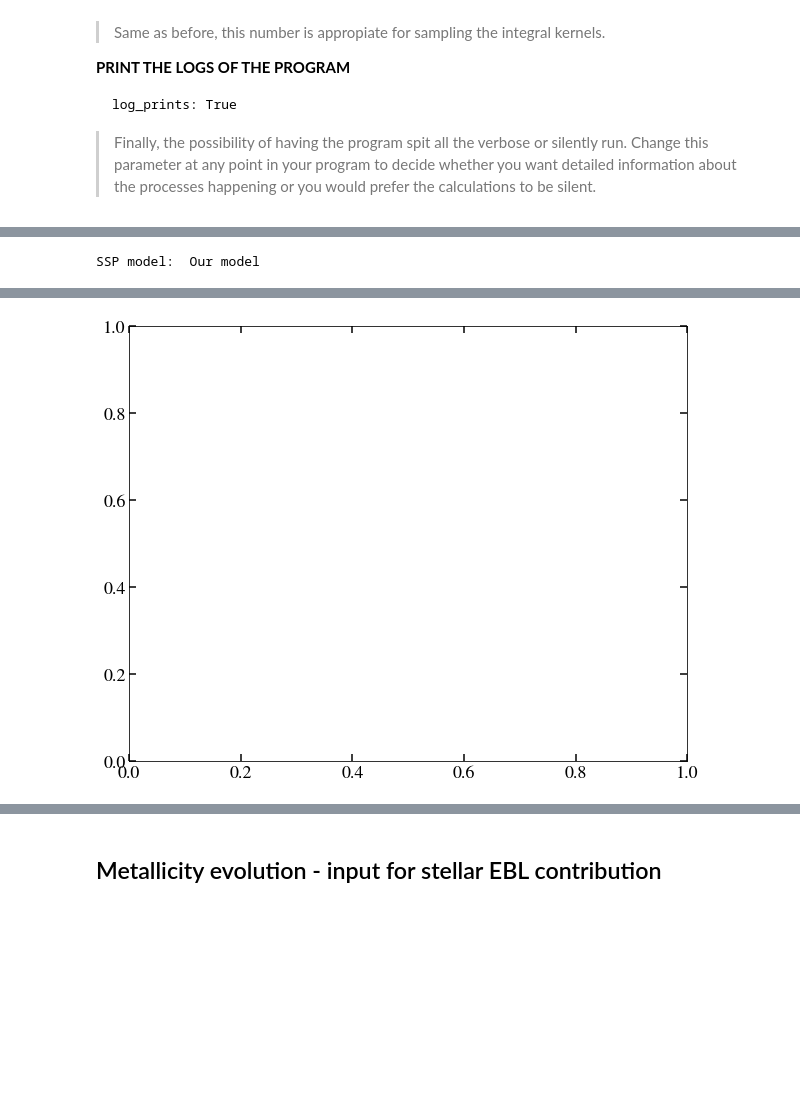
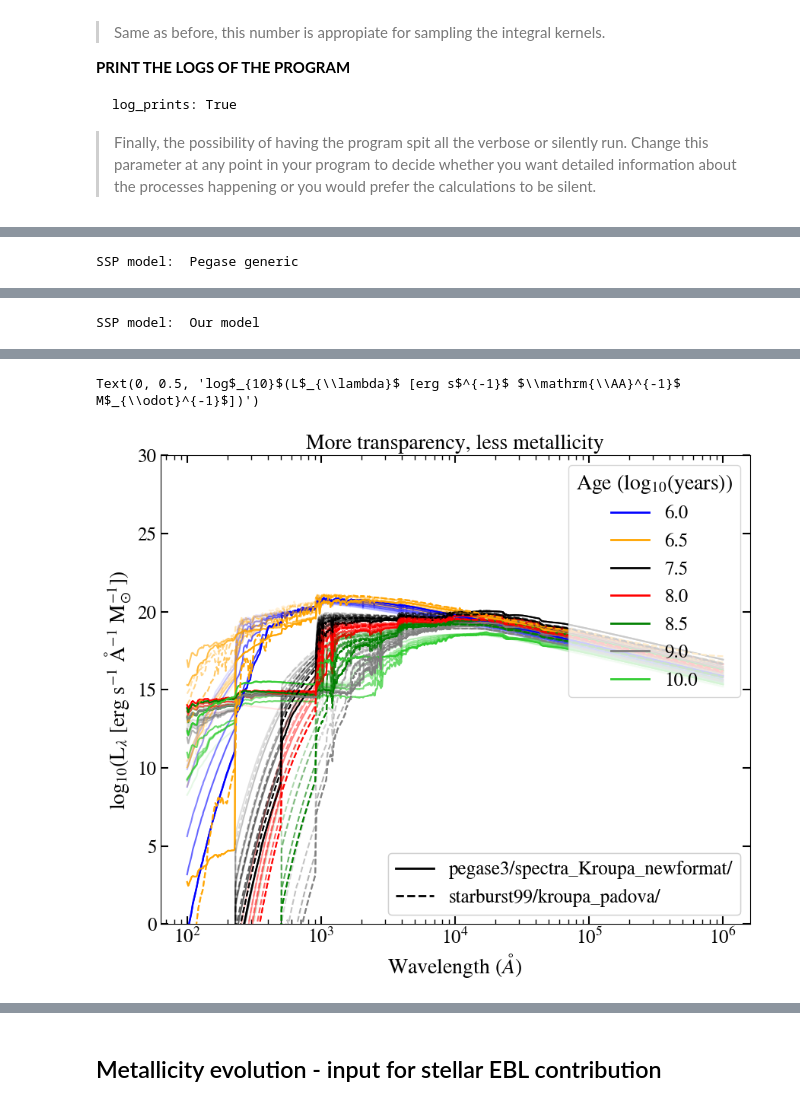
Before and after one commit to axion-alp-dm/EBL_calculation, a Jupyter notebook: notebooks/ebl_inputs.ipynb, the cells around one changed output, grey strips where cells are left out. Saved outputs shown, nothing was run; the diff lists cells and outputs as text; code cells hidden in the pictures; blank space fills up the shorter version.

```diff
--- a/notebooks/ebl_inputs.ipynb
+++ b/notebooks/ebl_inputs.ipynb
@@ -224,14 +276,13 @@ for nkey, key in enumerate(config_data['ssp_models']):
     print()
     print('SSP model: ', config_data['ssp_models'][key]['name'])
 
-    ebl_class.read_SSP_file(config_data['ssp_models'][key]['path_SSP'],
-                            config_data['ssp_models'][key]['ssp_type'],
-                            pop_filename=config_data['ssp_models'][key]['file_name'],
-                            cut_popstar=config_data['ssp_models'][key]['cut_popstar'])
+    ssp_yaml = config_data['ssp_models'][key]['ssp']
 
-    if config_data['ssp_models'][key]['path_SSP'] not in previous_ssp:
-        previous_ssp.append(config_data['ssp_models'][key]['path_SSP'])
-        labels_ssp2.append(config_data['ssp_models'][key]['path_SSP'].replace(
+    ebl_class.read_SSP_file(ssp_yaml)
+
+    if ssp_yaml['path_ssp'] not in previous_ssp:
+        previous_ssp.append(ssp_yaml['path_ssp'])
+        labels_ssp2.append(ssp_yaml['path_ssp'].replace(
                 'data/ssp_synthetic_spectra/', ''))
         handles_ssp2.append(
             plt.Line2D([], [], linewidth=2,
@@ -244,12 +295,8 @@ for nkey, key in enumerate(config_data['ssp_models']):
         for n_met, met in enumerate(list_met):
             for i, age in enumerate([6.0, 6.5, 7.5, 8., 8.5, 9., 10.]):
                 ax_ssp.plot(
-                    xx_amstrongs,
-                    ebl_class.ssp_lumin_spline(
-                        xi=(
-                            np.log10(c.value / xx_amstrongs * 1e10),
-                            age, np.log10(met)),
-                    ),
+                    xx_amstrongs, ebl_class.ssp_lumin_spline(
+                        wv_array=xx_amstrongs, age_array=age, metall_array=met),
                     linestyle=linstyles_ssp[len(previous_ssp) - 1],
                     color=color_ssp[i],
                     alpha=float(n_met) / len(list_met) * 1.1
@@ -273,10 +320,10 @@ plt.xscale('log')
 
 plt.title('More transparency, less metallicity')
 
-# plt.ylim(0., 30.)
+plt.ylim(0., 30.)
 
 plt.xlabel(r'Wavelength ($\AA$)')
 plt.ylabel(r'log$_{10}$(L$_{\lambda}$ '  # /Lsun '
            r'[erg s$^{-1}$ $\mathrm{\AA}^{-1}$ M$_{\odot}^{-1}$])')
 # %% [output]
-SSP model:  Our model
+SSP model:  Pegase generic
@@ -283,0 +331 @@ KeyError: 'path_SSP'
+SSP model:  Our model
@@ -284,3 +333,4 @@ KeyError: 'path_SSP'
+Text(0, 0.5, 'log$_{10}$(L$_{\\lambda}$ [erg s$^{-1}$ $\\mathrm{\\AA}^{-1}$ M$_{\\odot}^{-1}$])')
-[figure, old version]
+[figure, new version]
 # %% [markdown]
 ## Dust absorption models
```
Also changed, not shown: parts of 13 cells of this notebook, 3 other files.
